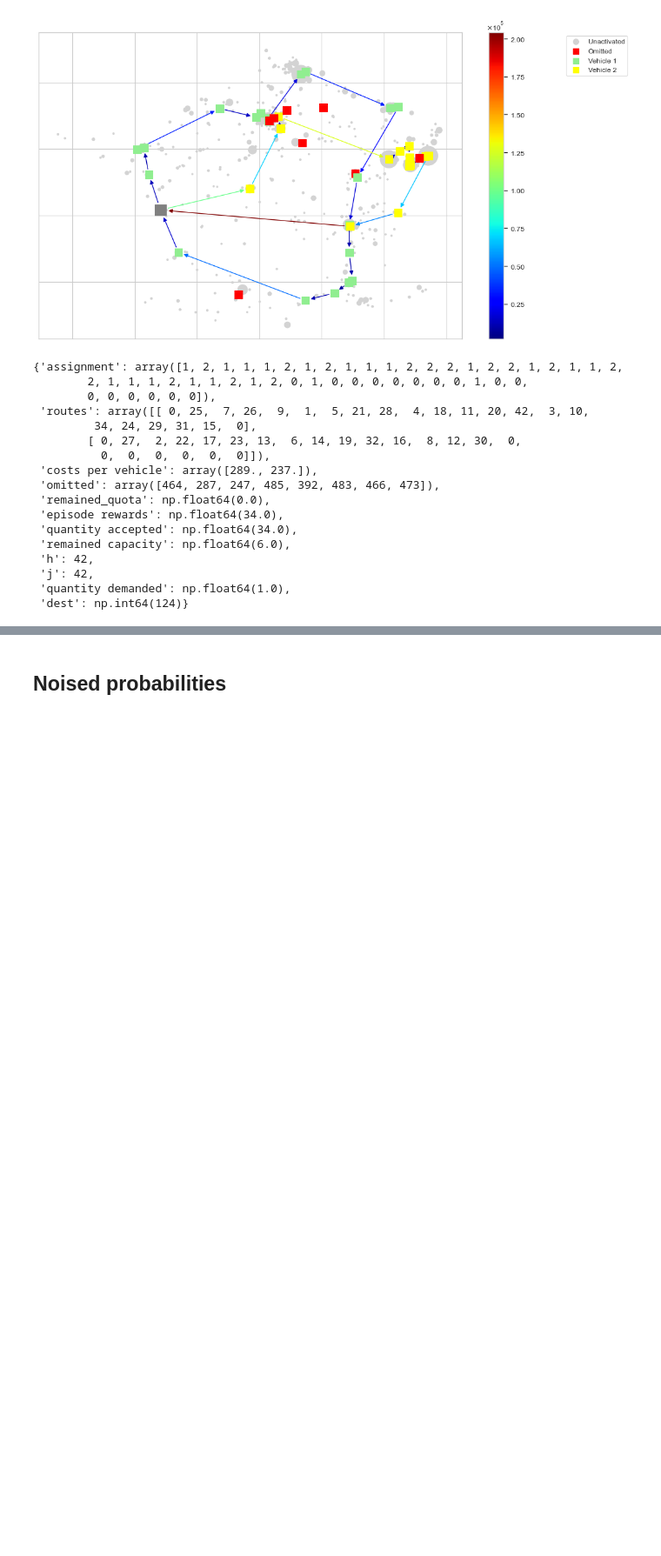
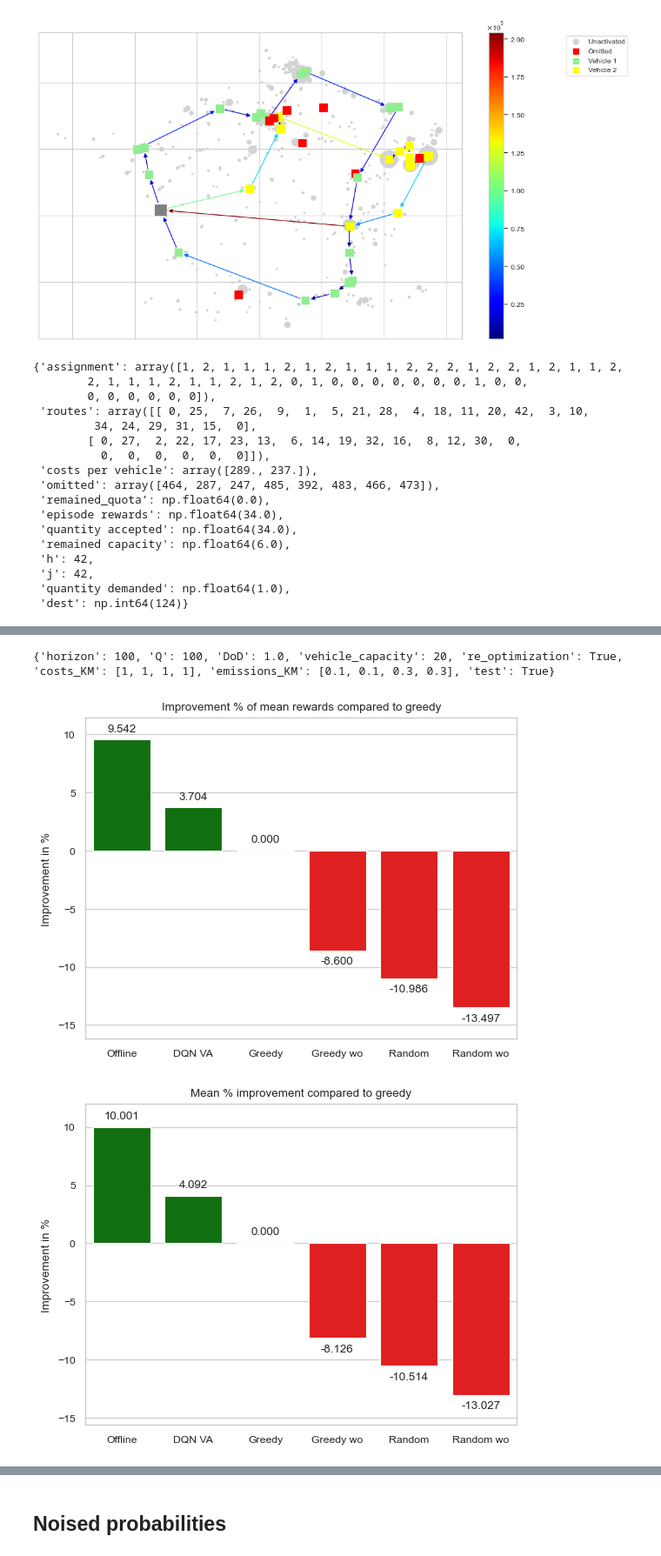
Before and after one commit to Farid-Najar/DynamicQVRP, a Jupyter notebook: results.ipynb, the cells around one changed output, grey strips where cells are left out. Shown at 87% size. Cells and saved outputs as stored; diff of their text form; code cells hidden in the pictures; blank space fills up the shorter version.

```diff
--- a/results.ipynb
+++ b/results.ipynb
@@ -448,0 +455,80 @@ info
+# %%
+import pickle
+
+wo = 'woReOpt'
+w = 'wReOpt'
+file = "res_VRP4_DoD100_Q100"
+
+with open(f'results/{file}/{w}/env_configs.pkl', 'rb') as f:
+    env_configs = pickle.load(f)
+try:
+    env_configs["horizon"] = env_configs["K"]
+    env_configs.pop("K")
+except:
+    pass
+print(env_configs)
+
+with open(f'results/{file}/res_offline.pkl', "rb") as f:
+    res_offline = pickle.load(f)
+
+# with open(f'results/{file}/{w}/res_RL_DQN_OA.pkl', "rb") as f:
+#     res_RL = pickle.load(f)
+
+# with open(f'results/{file}/{w}/res_RL_DQN_OA_uni.pkl', "rb") as f:
+#     res_RL_uni = pickle.load(f)
+# with open(f'results/{file}/{w}/res_MSA.pkl', "rb") as f:
+#     res_MSA = pickle.load(f)
+
+with open(f'results/{file}/{w}/res_greedy.pkl', "rb") as f:
+    res_greedy = pickle.load(f)
+
+with open(f'results/{file}/{w}/res_random.pkl', "rb") as f:
+    res_random = pickle.load(f)
+
+with open(f'results/{file}/{wo}/res_random.pkl', "rb") as f:
+    res_random_wo = pickle.load(f)
+
+
+with open(f'results/{file}/{wo}/res_greedy.pkl', "rb") as f:
+    res_greedy_wo = pickle.load(f)
+
+with open(f'results/{file}/{wo}/res_RL_DQN_VA.pkl', "rb") as f:
+    res_RL_wo = pickle.load(f)
+
+# with open(f'results/{file}/{wo}/res_RL_DQN_VA_uniforme.pkl', "rb") as f:
+#     res_RL_wo_uni = pickle.load(f)
+
+# with open(f'results/{file}/{wo}/res_RL_DQN_VA_uniuni.pkl', "rb") as f:
+#     res_RL_wo_uniuni = pickle.load(f)
+
+# with open(f'results/{file}/{wo}/res_MSA.pkl', "rb") as f:
+#     res_MSA_wo = pickle.load(f)
+
+with open(f'results/{file}/{wo}/res_random.pkl', "rb") as f:
+    res_random_wo = pickle.load(f)
+
+data = {
+    "Offline" : res_offline['rs'],
+    "Greedy" : res_greedy['rs'],
+    "Greedy wo" : res_greedy_wo['rs'],
+    # "SL" : res_SL['rs'],
+    "DQN VA" : res_RL_wo['rs'],
+    # "DQN VA uni" : res_RL_wo_uni['rs'],
+    # "DQN VA uni2" : res_RL_wo_uniuni['rs'],
+    # "DQN OA" : res_RL['rs'],
+    # "DQN OA uni" : res_RL_uni['rs'],
+    # "MSA" : res_MSA['rs'],
+    # "MSA" : res_MSA['rs'],
+    # "MSA wo" : res_MSA_wo['rs'], # w/o ReOpt
+    # "DQN u" : res_RL_equiProb['rs'],
+    # "RL (PPO)" : res_RL_PPO['rs'],
+    "Random" : res_random['rs'],
+    "Random wo" : res_random_wo['rs'],
+}
+
+sns.color_palette("deep")
+plot(data)
+# %% [output]
+{'horizon': 100, 'Q': 100, 'DoD': 1.0, 'vehicle_capacity': 20, 're_optimization': True, 'costs_KM': [1, 1, 1, 1], 'emissions_KM': [0.1, 0.1, 0.3, 0.3], 'test': True}
+[figure, added]
+[figure, added]
```
Also changed, not shown: parts of 15 cells of this notebook, 17 other files.
